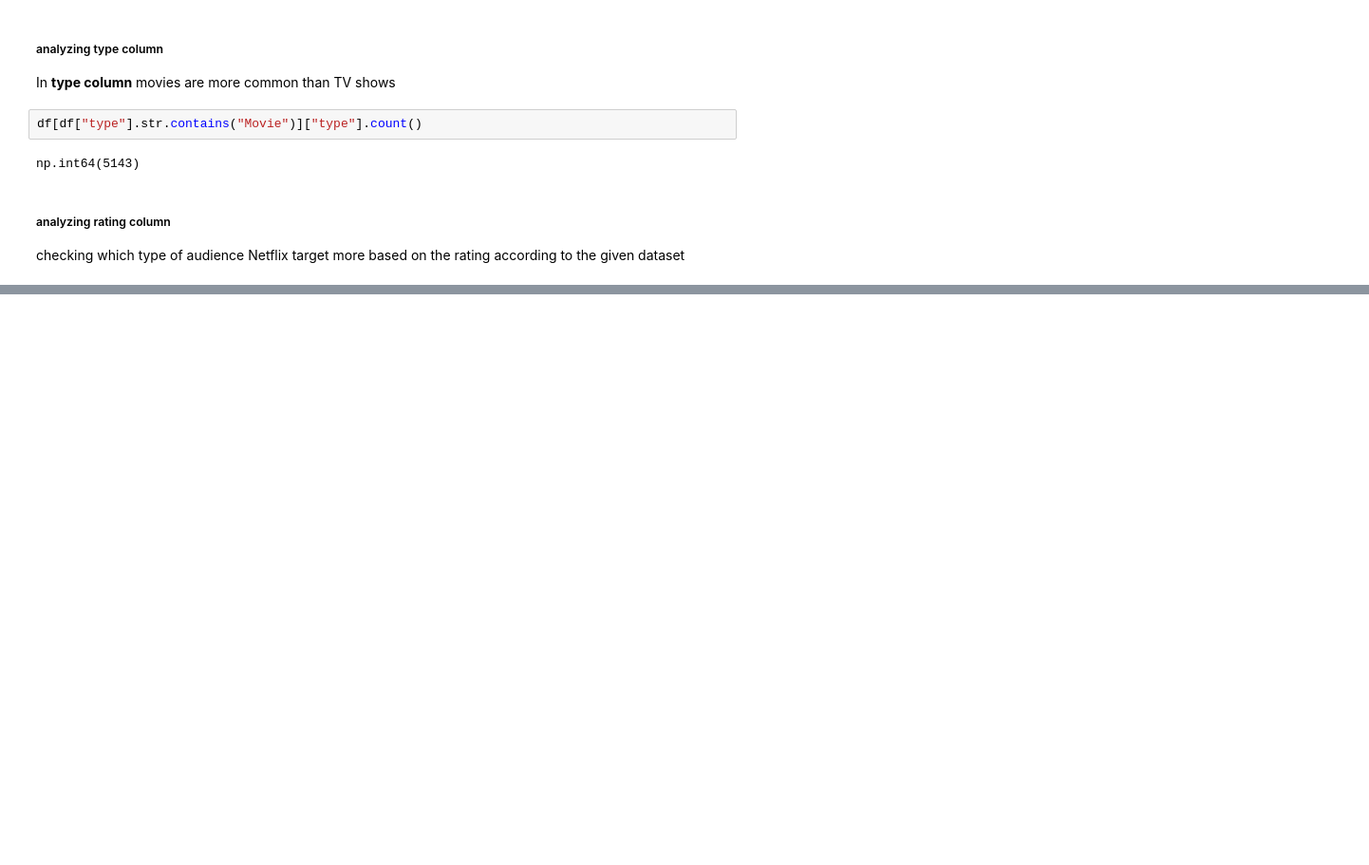
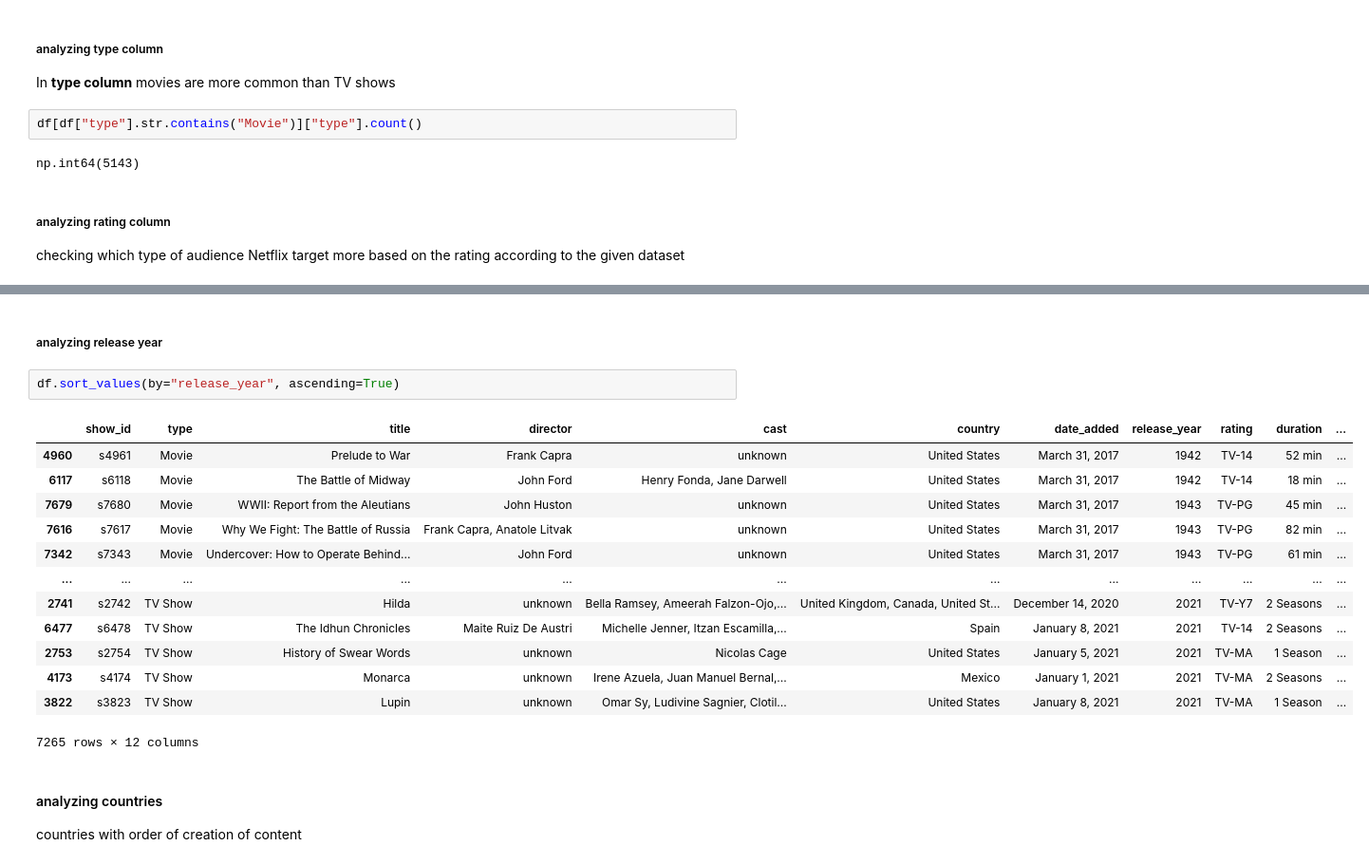
Before and after one commit to Dreamix-Hub/EDA_projects, a Jupyter notebook: netflix_content_eda.ipynb, the cells around one changed output, grey strips where cells are left out. Shown at 95% size. Saved outputs shown, nothing was run; the diff lists cells and outputs as text; blank space fills up the shorter version.

```diff
--- a/netflix_content_eda.ipynb
+++ b/netflix_content_eda.ipynb
@@ -225,0 +292,21 @@ np.int64(83)
+# %% [markdown]
+##### analyzing release year
+# %%
+df.sort_values(by="release_year", ascending=True)
+# %% [output]
+|  | show_id | type | title | director | cast | country | date_added | release_year | rating | duration | ... |
+| 4960 | s4961 | Movie | Prelude to War | Frank Capra | unknown | United States | March 31, 2017 | 1942 | TV-14 | 52 min | ... |
+| 6117 | s6118 | Movie | The Battle of Midway | John Ford | Henry Fonda, Jane Darwell | United States | March 31, 2017 | 1942 | TV-14 | 18 min | ... |
+| 7679 | s7680 | Movie | WWII: Report from the Aleutians | John Huston | unknown | United States | March 31, 2017 | 1943 | TV-PG | 45 min | ... |
+| 7616 | s7617 | Movie | Why We Fight: The Battle of Russia | Frank Capra, Anatole Litvak | unknown | United States | March 31, 2017 | 1943 | TV-PG | 82 min | ... |
+| 7342 | s7343 | Movie | Undercover: How to Operate Behind... | John Ford | unknown | United States | March 31, 2017 | 1943 | TV-PG | 61 min | ... |
+| ... | ... | ... | ... | ... | ... | ... | ... | ... | ... | ... | ... |
+| 2741 | s2742 | TV Show | Hilda | unknown | Bella Ramsey, Ameerah Falzon-Ojo,... | United Kingdom, Canada, United St... | December 14, 2020 | 2021 | TV-Y7 | 2 Seasons | ... |
+| 6477 | s6478 | TV Show | The Idhun Chronicles | Maite Ruiz De Austri | Michelle Jenner, Itzan Escamilla,... | Spain | January 8, 2021 | 2021 | TV-14 | 2 Seasons | ... |
+| 2753 | s2754 | TV Show | History of Swear Words | unknown | Nicolas Cage | United States | January 5, 2021 | 2021 | TV-MA | 1 Season | ... |
+| 4173 | s4174 | TV Show | Monarca | unknown | Irene Azuela, Juan Manuel Bernal,... | Mexico | January 1, 2021 | 2021 | TV-MA | 2 Seasons | ... |
+| 3822 | s3823 | TV Show | Lupin | unknown | Omar Sy, Ludivine Sagnier, Clotil... | United States | January 8, 2021 | 2021 | TV-MA | 1 Season | ... |
+7265 rows × 12 columns
+# %% [markdown]
+#### analyzing countries
+countries with order of creation of content
```
Also changed, not shown: parts of 13 cells of this notebook.
